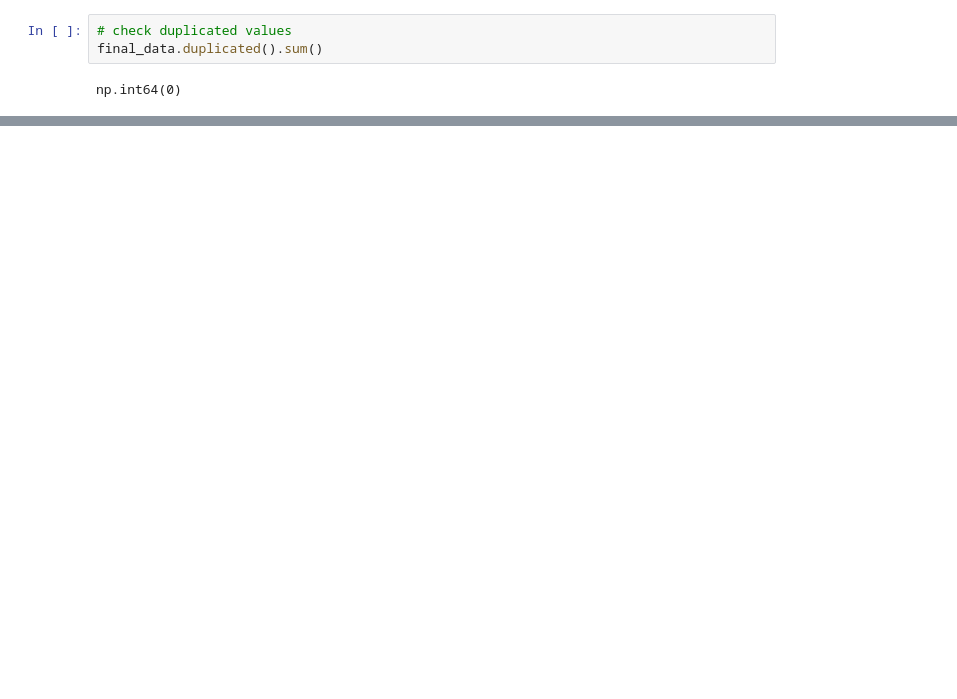
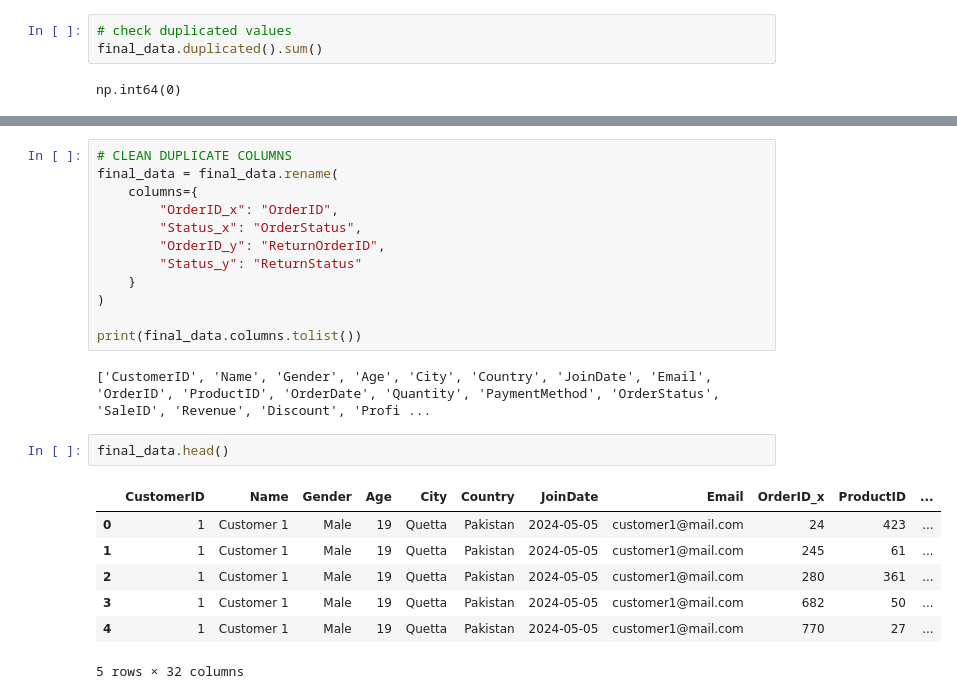
Before and after one commit to Jawad-Ahmad92/Ezitech-internship-projects, a Jupyter notebook: Sales Data_Analysis_Dashboard/sales_data_analysis_project.ipynb, the cells around one changed output, grey strips where cells are left out. Saved outputs shown, nothing was run; the diff lists cells and outputs as text; blank space fills up the shorter version.

```diff
--- a/Sales Data_Analysis_Dashboard/sales_data_analysis_project.ipynb
+++ b/Sales Data_Analysis_Dashboard/sales_data_analysis_project.ipynb
@@ -166,3 +181,27 @@ np.int64(0)
+# %%
+# CLEAN DUPLICATE COLUMNS
+final_data = final_data.rename(
+    columns={
+        "OrderID_x": "OrderID",
+        "Status_x": "OrderStatus",
+        "OrderID_y": "ReturnOrderID",
+        "Status_y": "ReturnStatus"
+    }
+)
+
+print(final_data.columns.tolist())
+# %% [output]
+['CustomerID', 'Name', 'Gender', 'Age', 'City', 'Country', 'JoinDate', 'Email', 'OrderID', 'ProductID', 'OrderDate', 'Quantity', 'PaymentMethod', 'OrderStatus', 'SaleID', 'Revenue', 'Discount', 'Profi ...
+# %%
+final_data.head()
+# %% [output]
+|  | CustomerID | Name | Gender | Age | City | Country | JoinDate | Email | OrderID_x | ProductID | ... |
+| 0 | 1 | Customer 1 | Male | 19 | Quetta | Pakistan | 2024-05-05 | customer1@mail.com | 24 | 423 | ... |
+| 1 | 1 | Customer 1 | Male | 19 | Quetta | Pakistan | 2024-05-05 | customer1@mail.com | 245 | 61 | ... |
+| 2 | 1 | Customer 1 | Male | 19 | Quetta | Pakistan | 2024-05-05 | customer1@mail.com | 280 | 361 | ... |
+| 3 | 1 | Customer 1 | Male | 19 | Quetta | Pakistan | 2024-05-05 | customer1@mail.com | 682 | 50 | ... |
+| 4 | 1 | Customer 1 | Male | 19 | Quetta | Pakistan | 2024-05-05 | customer1@mail.com | 770 | 27 | ... |
+5 rows × 32 columns
 # %%
 final_data.columns
 # %% [output]
```
Also changed, not shown: parts of 12 cells of this notebook, 37 other files.
